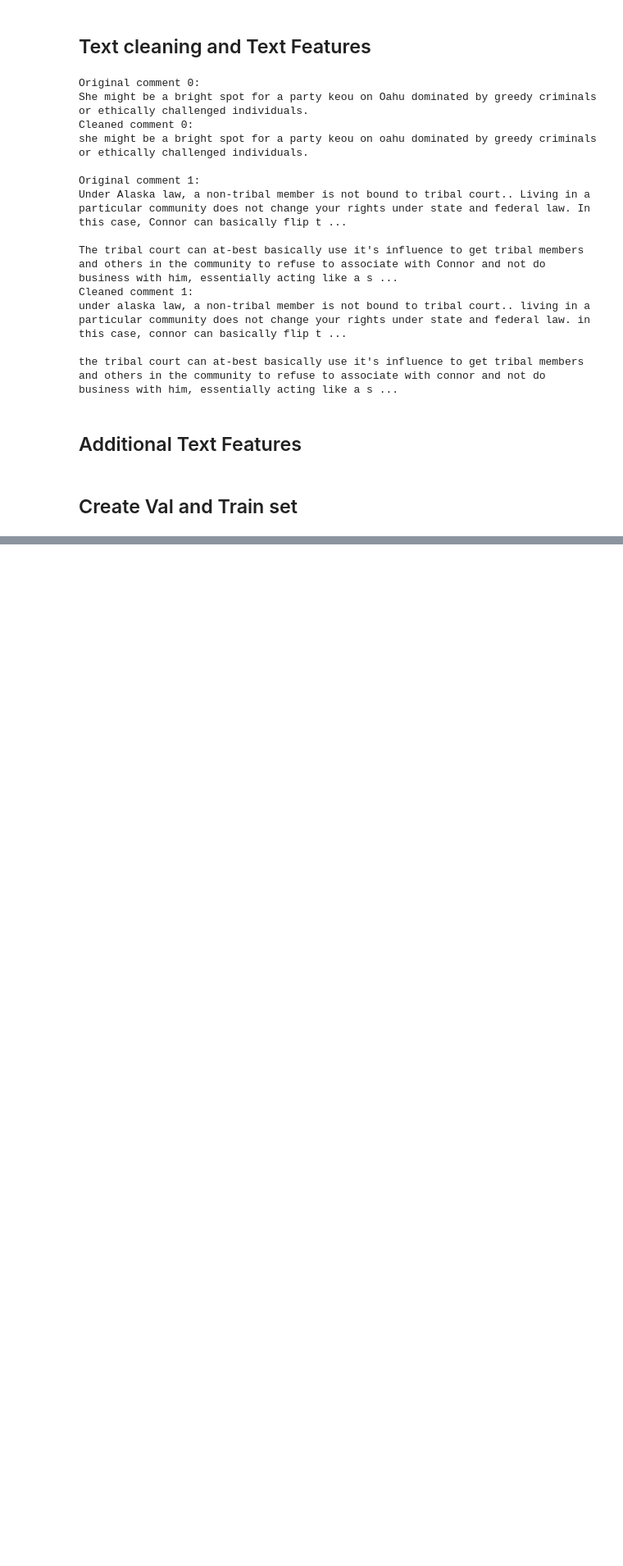
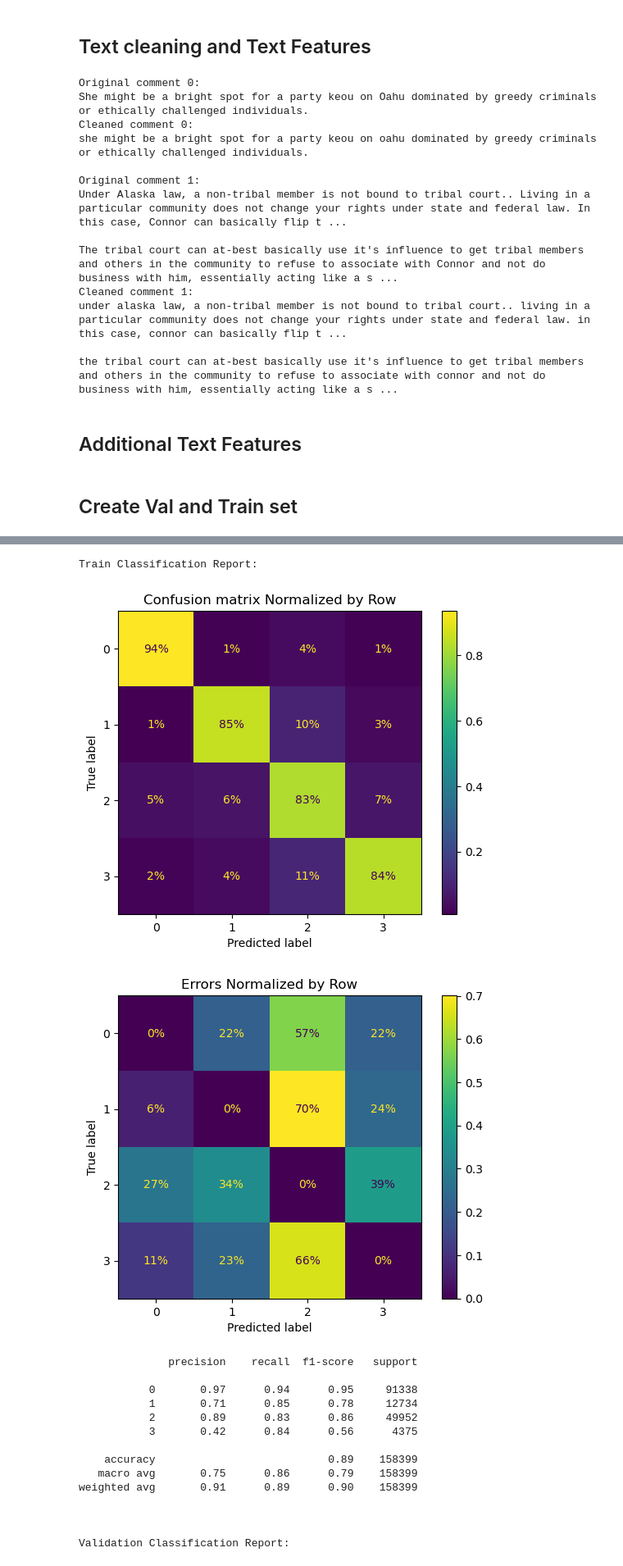
Before and after one commit to BUGsubham/Comment-Category-Prediction, a Jupyter notebook: github_notebook.ipynb, the cells around one changed output, grey strips where cells are left out. Shown at 82% size. Cells and saved outputs as stored; diff of their text form; code cells hidden in the pictures; blank space fills up the shorter version.

```diff
--- a/github_notebook.ipynb
+++ b/github_notebook.ipynb
@@ -467,0 +398,34 @@ print(fi.head(50))
+# %%
+def evaluate(model, X_train, y_train, X_val, y_val, train=False):
+    if train:
+        model.fit(X_train, y_train)
+
+    train_pred = model.predict(X_train)
+    val_pred = model.predict(X_val)
+
+    weight_train = (train_pred != y_train)
+    weight_val = (val_pred != y_val)
+
+    print('Train Classification Report:')
+    ConfusionMatrixDisplay.from_predictions(y_train, train_pred, normalize="true", values_format=".0%")
+    plt.title('Confusion matrix Normalized by Row')
+    plt.show()
+    ConfusionMatrixDisplay.from_predictions(y_train, train_pred, normalize="true", values_format=".0%", sample_weight=weight_train)
+    plt.title('Errors Normalized by Row')
+    plt.show()
+
+    print(classification_report(y_train, train_pred))
+    print("\n")
+    print('Validation Classification Report:')
+    ConfusionMatrixDisplay.from_predictions(y_val, val_pred, normalize="true", values_format=".0%")
+    plt.title('Confusion matrix Normalized by Row')
+    plt.show()
+    ConfusionMatrixDisplay.from_predictions(y_val, val_pred, normalize="true", values_format=".0%", sample_weight=weight_val)
+    plt.title('Errors Normalized by Row')
+    plt.show()
+    print(classification_report(y_val, val_pred))
+# %%
+print('Before Transformation:', (X_train.shape, X_val.shape))
+X_train_transformed = preprocessor.fit_transform(X_train)
+X_val_transformed = preprocessor.transform(X_val)
+print('After Transformation:', (X_train_transformed.shape, X_val_transformed.shape))
@@ -467,0 +435,29 @@ print(fi.head(50))
+# %%
+classifier = LogisticRegression(
+    C = 1.09,
+    solver='lbfgs',
+    max_iter=300,
+    class_weight={0: 1, 1: 3, 2: 1, 3: 8},
+    l1_ratio=0,
+    verbose=1
+)
+
+evaluate(classifier, X_train_transformed, y_train, X_val_transformed, y_val, train=True)
+# %% [output]
+Train Classification Report:
+[figure, added]
+[figure, added]
+              precision    recall  f1-score   support
+
+           0       0.97      0.94      0.95     91338
+           1       0.71      0.85      0.78     12734
+           2       0.89      0.83      0.86     49952
+           3       0.42      0.84      0.56      4375
+
+    accuracy                           0.89    158399
+   macro avg       0.75      0.86      0.79    158399
+weighted avg       0.91      0.89      0.90    158399
+
+
+
+Validation Classification Report:
```
Also changed, not shown: parts of 29 cells of this notebook, 2 other files.
